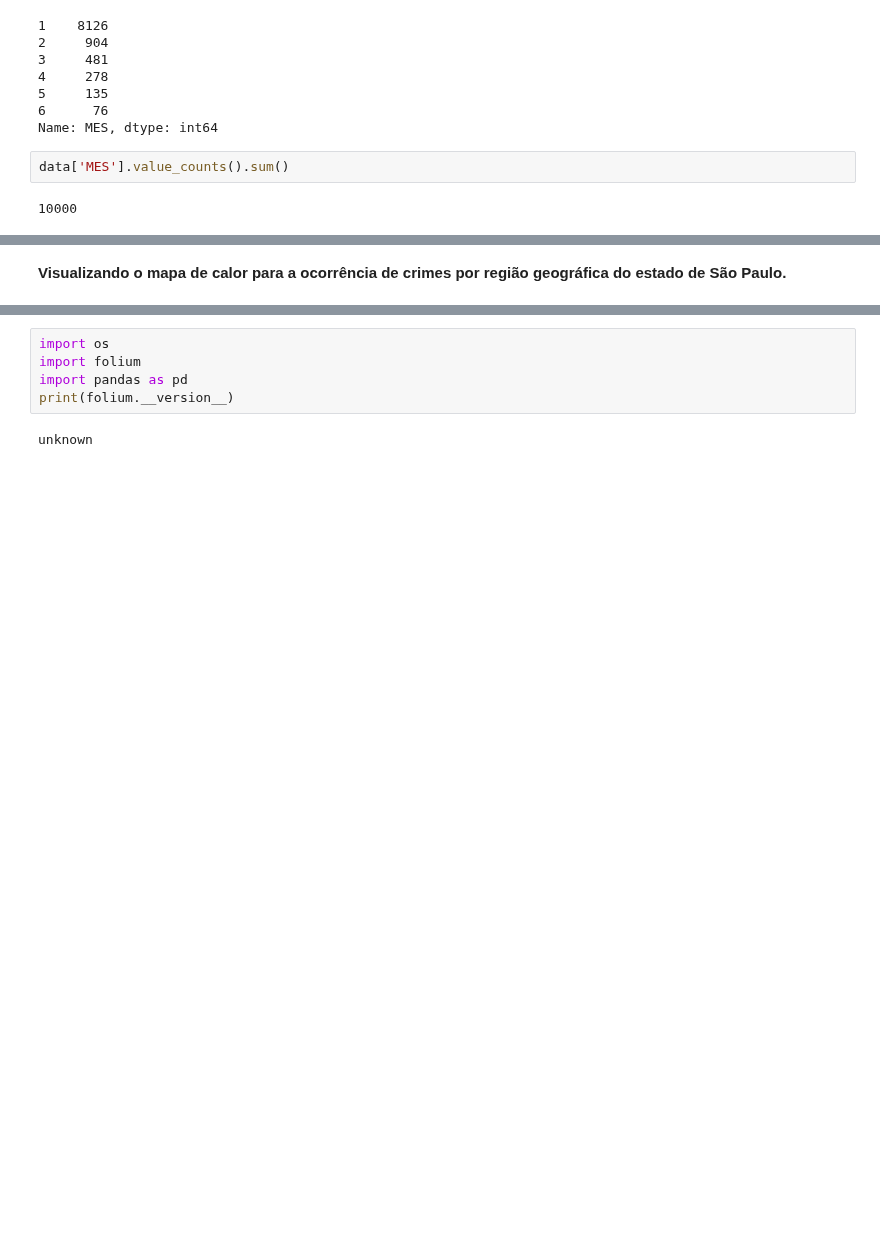
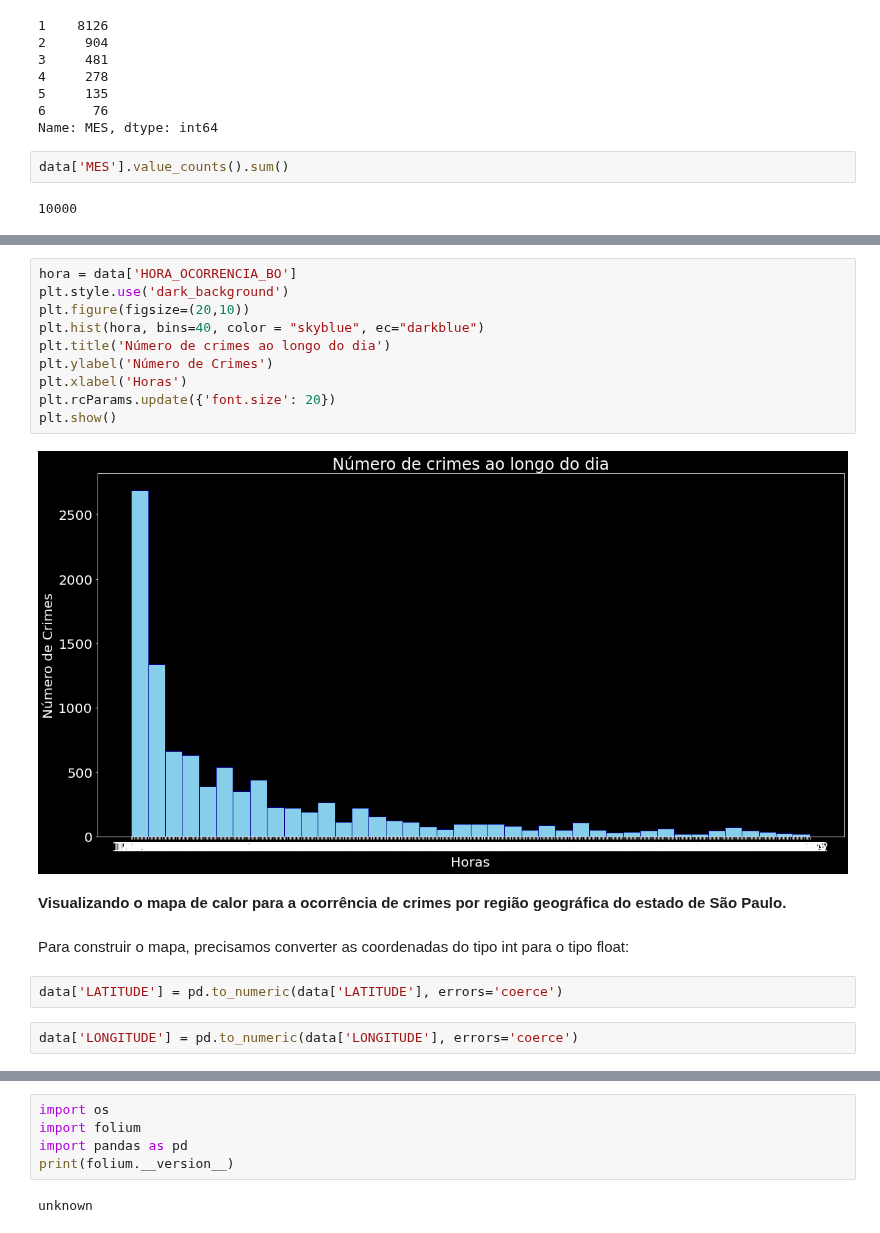
Before and after one commit to debora28/pi-2020.2, a Jupyter notebook: DataScience2.ipynb, the cells around one changed output, grey strips where cells are left out. Cells and saved outputs as stored; diff of their text form; blank space fills up the shorter version.

```diff
--- a/DataScience2.ipynb
+++ b/DataScience2.ipynb
@@ -448,2 +505,20 @@ plt.show()
+# %%
+hora = data['HORA_OCORRENCIA_BO']
+plt.style.use('dark_background')
+plt.figure(figsize=(20,10))
+plt.hist(hora, bins=40, color = "skyblue", ec="darkblue")
+plt.title('Número de crimes ao longo do dia')
+plt.ylabel('Número de Crimes')
+plt.xlabel('Horas')
+plt.rcParams.update({'font.size': 20})
+plt.show()
+# %% [output]
+[figure, added]
 # %% [markdown]
 **Visualizando o mapa de calor para a ocorrência de crimes por região geográfica do estado de São Paulo.**
+# %% [markdown]
+Para construir o mapa, precisamos converter as coordenadas do tipo int para o tipo float:
+# %%
+data['LATITUDE'] = pd.to_numeric(data['LATITUDE'], errors='coerce')
+# %%
+data['LONGITUDE'] = pd.to_numeric(data['LONGITUDE'], errors='coerce')
```
Also changed, not shown: parts of 30 cells of this notebook.
